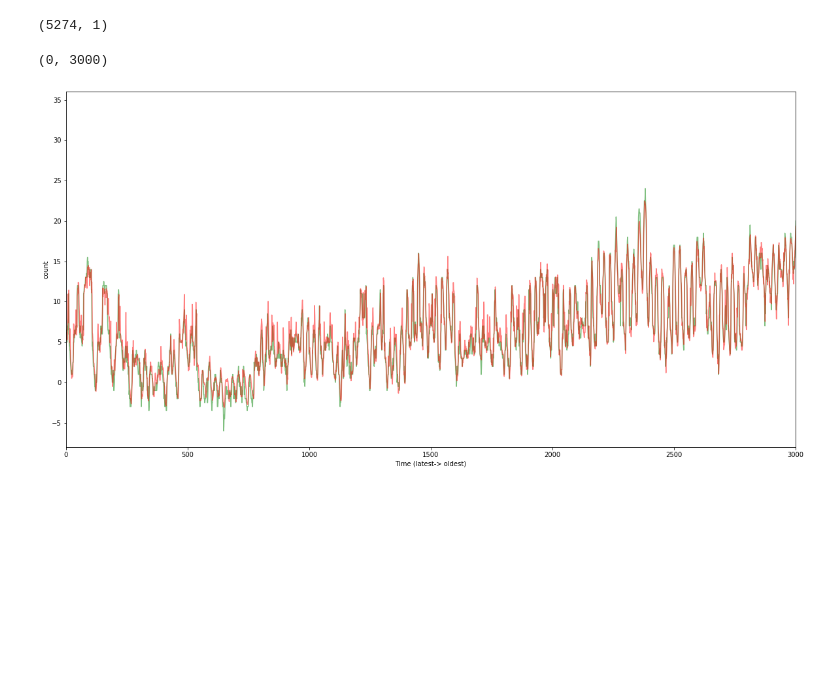
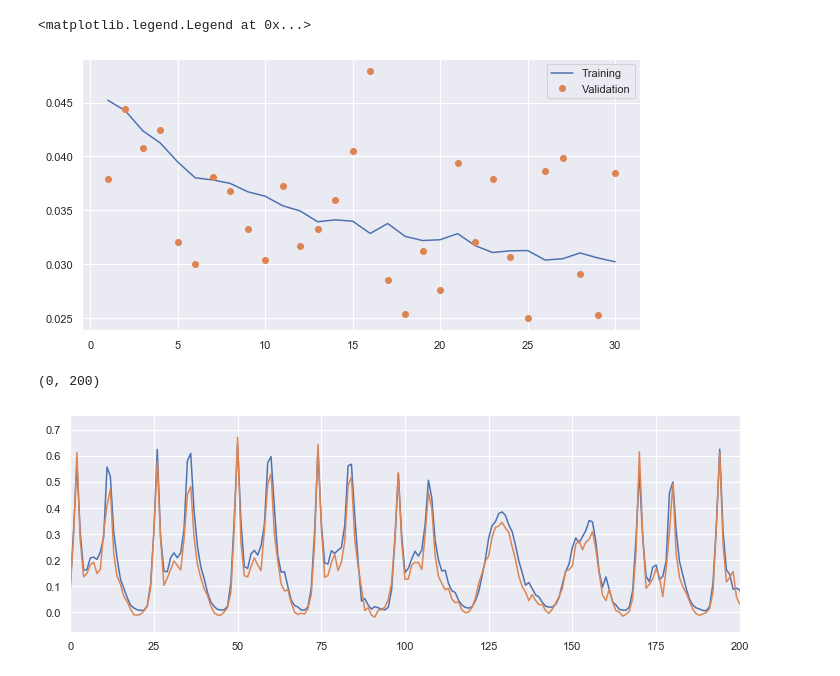
Before and after one commit to LaurentFerhi/London_Bike-sharing, a Jupyter notebook: bike_sharing_LSTM.ipynb, the cells around one changed output. Cells and saved outputs as stored; diff of their text form; code cells hidden in the pictures; blank space fills up the shorter version.

```diff
--- a/bike_sharing_LSTM.ipynb
+++ b/bike_sharing_LSTM.ipynb
@@ -121,9 +66,9 @@ from keras.layers import Dense, LSTM
 # %%
 model = Sequential()
-model.add(LSTM(units=30, return_sequences= True, input_shape=(X.shape[1],ts_dim)))
-model.add(LSTM(units=30, return_sequences=True))
-model.add(LSTM(units=30))
-model.add(Dense(units=1))
+model.add(layers.LSTM(16, dropout=0.2, return_sequences=True, input_shape=(X_train.shape[1],X_train.shape[2])))
+model.add(layers.LSTM(32, dropout=0.2, return_sequences=False))
+model.add(layers.Dense(1))
 
+model.compile(optimizer=RMSprop(), loss='mae')
 model.summary()
 # %% [output]
@@ -144,6 +87,2 @@ Trainable params: 19,111
 Non-trainable params: 0
 _________________________________________________________________
-# %%
-model.compile(optimizer='adam', loss='mean_squared_error')
-# %%
-model.fit(X, y, epochs=10, batch_size=32, verbose=1)
@@ -171,0 +89,15 @@ Epoch 10/10
+# %%
+callbacks = [
+    #EarlyStopping(monitor='val_loss', patience=4),
+    ModelCheckpoint(filepath='model.h5')
+]
+
+history = model.fit(
+    x = X_train,
+    y = y_train,
+    epochs=30,
+    batch_size=128,
+    validation_data=(X_valid,y_valid),
+    callbacks = callbacks,
+    verbose=1
+)
@@ -172,15 +122,23 @@ Epoch 10/10
+# %%
+loss=history.history['loss']
+val_loss=history.history['val_loss']
+
+epochs = range(1, len(loss)+1)
+
+fig,ax=plt.subplots(figsize=(10,5))
+plt.plot(epochs, loss, '-', label='Training')
+plt.plot(epochs, val_loss, 'o', label='Validation')
+plt.legend()
+# %% [output]
+<matplotlib.legend.Legend at 0x...>
+[figure, added]
 # %%
-predicted_value = model.predict(X_test)
-predicted_value.shape
+y_pred = model.predict(X_test)
-# %% [output]
-(5274, 1)
-# %%
-plt.plot(scaled_input[lookback:test_size+(2*lookback),1], color='green',alpha=0.5)
-plt.plot(predicted_value, color= 'red', alpha=0.5)
-plt.gcf().set_size_inches(20, 10)
-plt.xlabel("Time (latest-> oldest)")
-plt.ylabel("count")
-plt.xlim(0,3000)
-# %% [output]
-(0, 3000)
-[figure, removed]
+# %%
+fig,ax=plt.subplots(figsize=(12,4))
+plt.plot(y_test)
+plt.plot(y_pred)
+plt.xlim(0,200)
+# %% [output]
+(0, 200)
+[figure, added]
```
Also changed, not shown: parts of 22 cells of this notebook.
